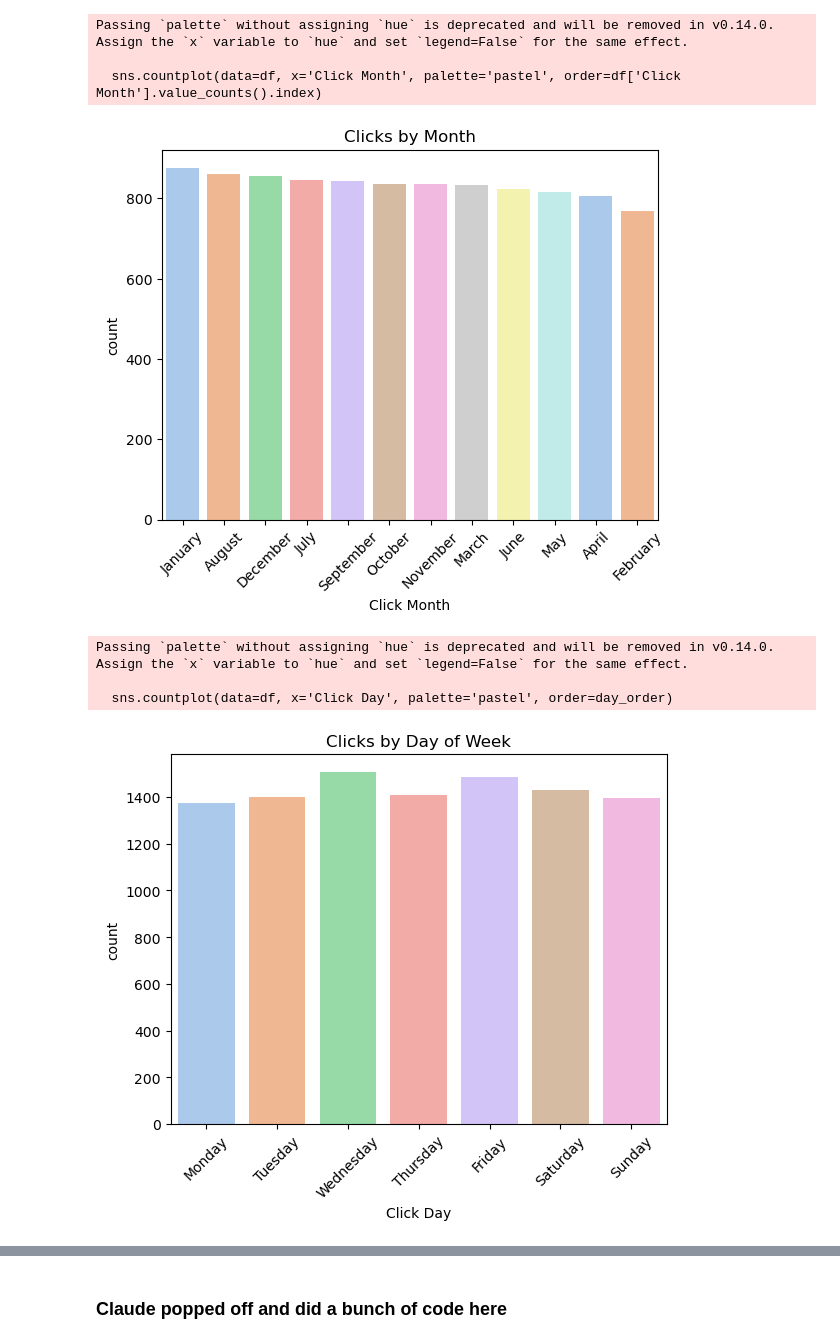
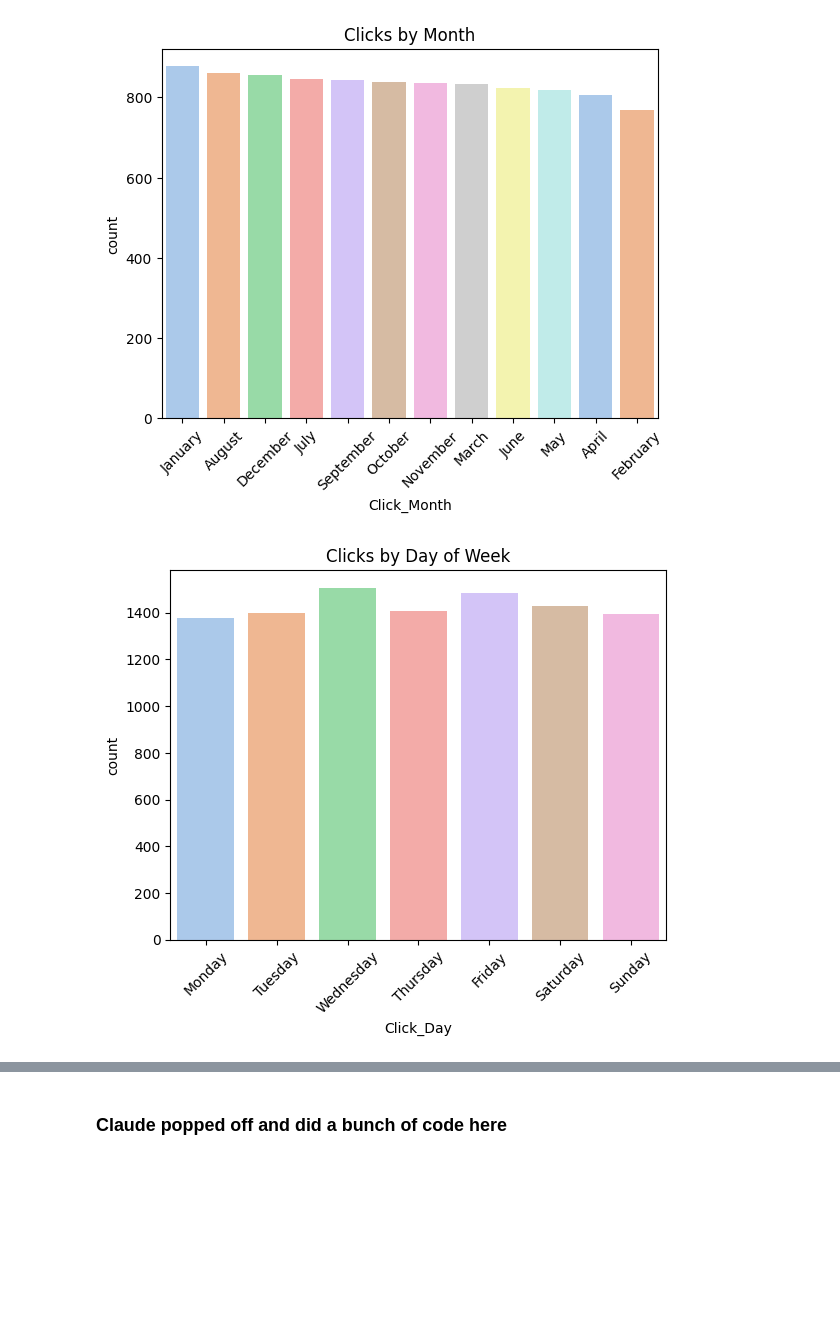
Before and after one commit to IanTaiAhn/econ6550, a Jupyter notebook: project/project.ipynb, the cells around one changed output, grey strips where cells are left out. Drawn from its saved outputs; the diff is of its cells as text; code cells hidden in the pictures; blank space fills up the shorter version.

```diff
--- a/project/project.ipynb
+++ b/project/project.ipynb
@@ -126,37 +116,31 @@ Passing `palette` without assigning `hue` is deprecated and will be removed in v
 # %%
 # I like this because now I have more time series data, and I can see when there is more clicks per month.
-df['Click Time'] = pd.to_datetime(df['Click Time'])
-df['Click Hour'] = df['Click Time'].dt.hour
-df['Click Month'] = df['Click Time'].dt.month_name()
-df['Click Day'] = df['Click Time'].dt.day_name()
+df['Click_Time'] = pd.to_datetime(df['Click_Time'])
+df['Click_Hour'] = df['Click_Time'].dt.hour
+df['Click_Month'] = df['Click_Time'].dt.month_name()
+df['Click_Day'] = df['Click_Time'].dt.day_name()
 
 
-sns.countplot(data=df, x='Click Month', palette='pastel', order=df['Click Month'].value_counts().index)
+sns.countplot(data=df, x='Click_Month', palette='pastel', order=df['Click_Month'].value_counts().index)
 plt.title("Clicks by Month")
 plt.xticks(rotation=45)
 plt.show()
 
 # # the time stamps are sort've useless because they're all only different by miliseconds...
 # sns.countplot(data=df, x='Click Hour', palette='pastel', order=df['Click Hour'].value_counts().index)
 # plt.title("Clicks by Month")
 # plt.xticks(rotation=45)
 # plt.show()
 
 # the day it was clicked might be better actually...
 day_order = ['Monday', 'Tuesday', 'Wednesday', 'Thursday', 'Friday', 'Saturday', 'Sunday']
-sns.countplot(data=df, x='Click Day', palette='pastel', order=day_order)
+sns.countplot(data=df, x='Click_Day', palette='pastel', order=day_order)
 plt.title("Clicks by Day of Week")
 plt.xticks(rotation=45)
 plt.show()
 # %% [output]
-Passing `palette` without assigning `hue` is deprecated and will be removed in v0.14.0. Assign the `x` variable to `hue` and set `legend=False` for the same effect.
-
-  sns.countplot(data=df, x='Click Month', palette='pastel', order=df['Click Month'].value_counts().index)
-[figure, old version]
+[figure, new version]
-Passing `palette` without assigning `hue` is deprecated and will be removed in v0.14.0. Assign the `x` variable to `hue` and set `legend=False` for the same effect.
-
-  sns.countplot(data=df, x='Click Day', palette='pastel', order=day_order)
-[figure, old version]
+[figure, new version]
 # %%
 df.info()
 # notice we have a datatime64 Dtype now, and then there are two new columns since we extracted data from click time.
```
Also changed, not shown: parts of 25 cells of this notebook.
